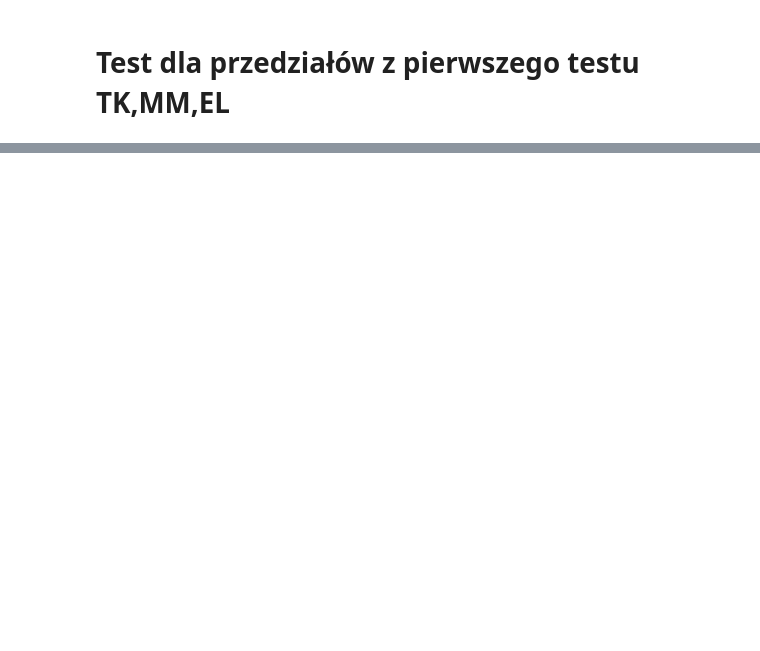
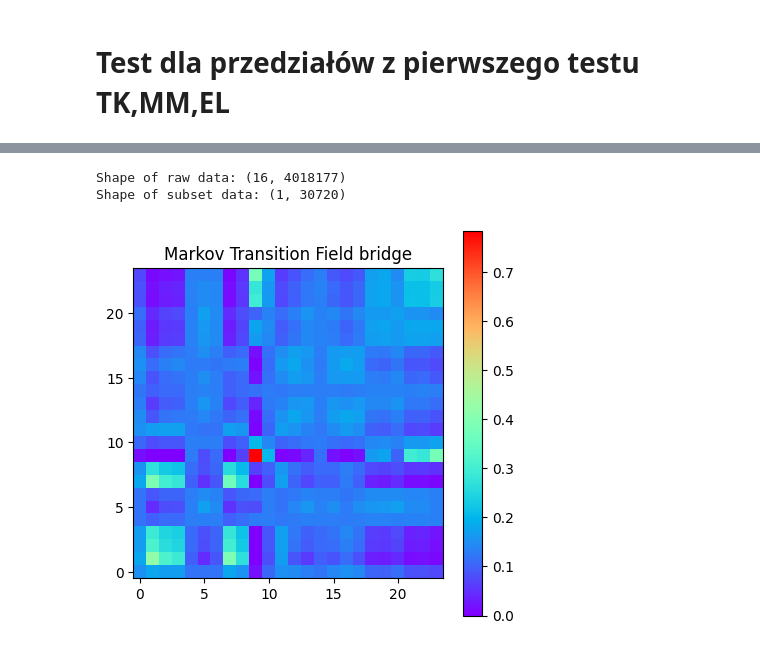
Before and after one commit to IcyArcticc/Master-s-thesis-visualisation-app, a Jupyter notebook: test_notebook.ipynb, the cells around one changed output, grey strips where cells are left out. Saved outputs shown, nothing was run; the diff lists cells and outputs as text; code cells hidden in the pictures; blank space fills up the shorter version.

```diff
--- a/test_notebook.ipynb
+++ b/test_notebook.ipynb
@@ -268,0 +251,9 @@ Total duration from F1 start to last event: 1450 seconds
+# %%
+import numpy as np
+import mne
+import matplotlib as plt
+
+# Load EEG data from a file (.bdf)
+bdf_file_path = 'C:/Users/Adrian/Desktop/Magisterka/Badania/22.05.2024/TK/Testdata(poprawione).bdf'
+raw = mne.io.read_raw_bdf(bdf_file_path, preload=True)
+# raw.load_data()
@@ -388,0 +421,44 @@ Cut 15 seconds from the end of the second log.
+# %%
+from pyts.image import MarkovTransitionField
+import matplotlib.pyplot as plt
+
+# Load the BDF file
+new_raw = raw
+
+# Extract the data and sampling rate
+data, sfreq = new_raw.get_data(return_times=False), new_raw.info['sfreq']
+print(f"Shape of raw data: {data.shape}")
+
+# Define the start and end times for the segment you want to extract (in seconds)
+t_start = 610  # Start time in seconds
+t_end = 625   # End time in seconds
+# t_start = 10  # Start time in seconds
+# t_end = 25   # End time in seconds
+# t_start = 690  # Start time in seconds
+# t_end = 705   # End time in seconds
+
+# Convert times to sample indices
+start_sample = int(t_start * sfreq)
+end_sample = int(t_end * sfreq)
+
+# Extract the segment for the first channel
+subset_data = data[0, start_sample:end_sample].reshape(1, -1)
+print(f"Shape of subset data: {subset_data.shape}")
+
+# Transform the segment into MTF
+image_size = 24  # Example image size
+mtf = MarkovTransitionField(image_size=image_size)
+
+# Apply MTF transformation
+mtf_image = mtf.fit_transform(subset_data)[0]
+
+# Visualize the MTF
+plt.figure(figsize=(5, 5))
+plt.imshow(mtf_image, cmap='rainbow', origin='lower')
+plt.title(f"Markov Transition Field bridge")
+plt.colorbar()
+plt.show()
+# %% [output]
+Shape of raw data: (16, 4018177)
+Shape of subset data: (1, 30720)
+[figure, added]
```
Also changed, not shown: parts of 14 cells of this notebook, 3 other files.
